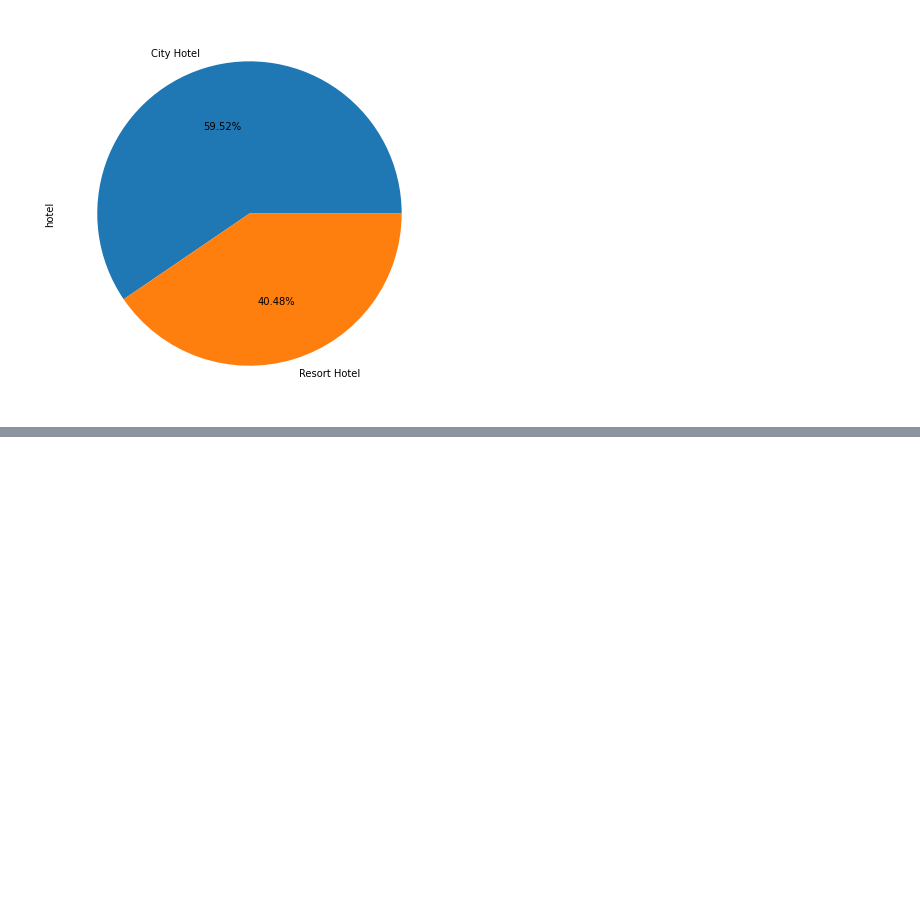
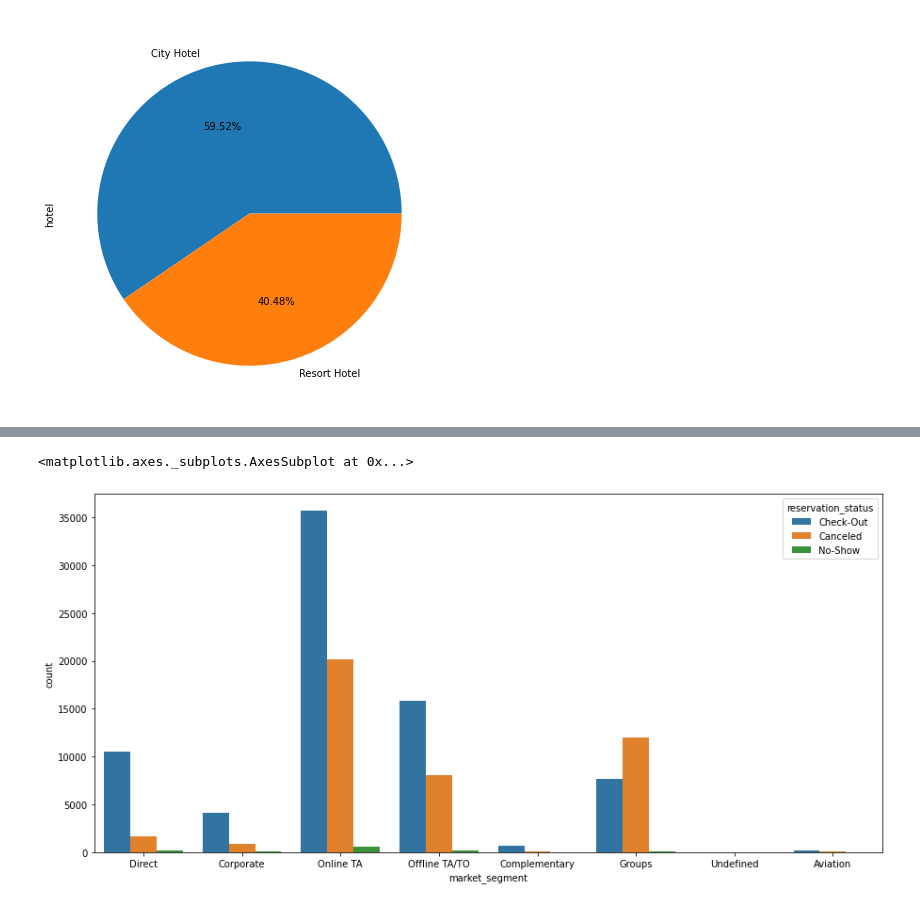
Before and after one commit to 01aleem/Hotel-Booking-Analysis, a Jupyter notebook: Hotel_Booking_Analysis.ipynb, the cells around one changed output, grey strips where cells are left out. Drawn from its saved outputs; the diff is of its cells as text; code cells hidden in the pictures; blank space fills up the shorter version.

```diff
--- a/Hotel_Booking_Analysis.ipynb
+++ b/Hotel_Booking_Analysis.ipynb
@@ -605,0 +317,6 @@ plt.show()
+# %%
+fig= plt.figure(figsize=(15,7))
+sns.countplot(x = 'market_segment', data = df, hue = 'reservation_status')
+# %% [output]
+<matplotlib.axes._subplots.AxesSubplot at 0x...>
+[figure, added]
```
Also changed, not shown: parts of 56 cells of this notebook.
